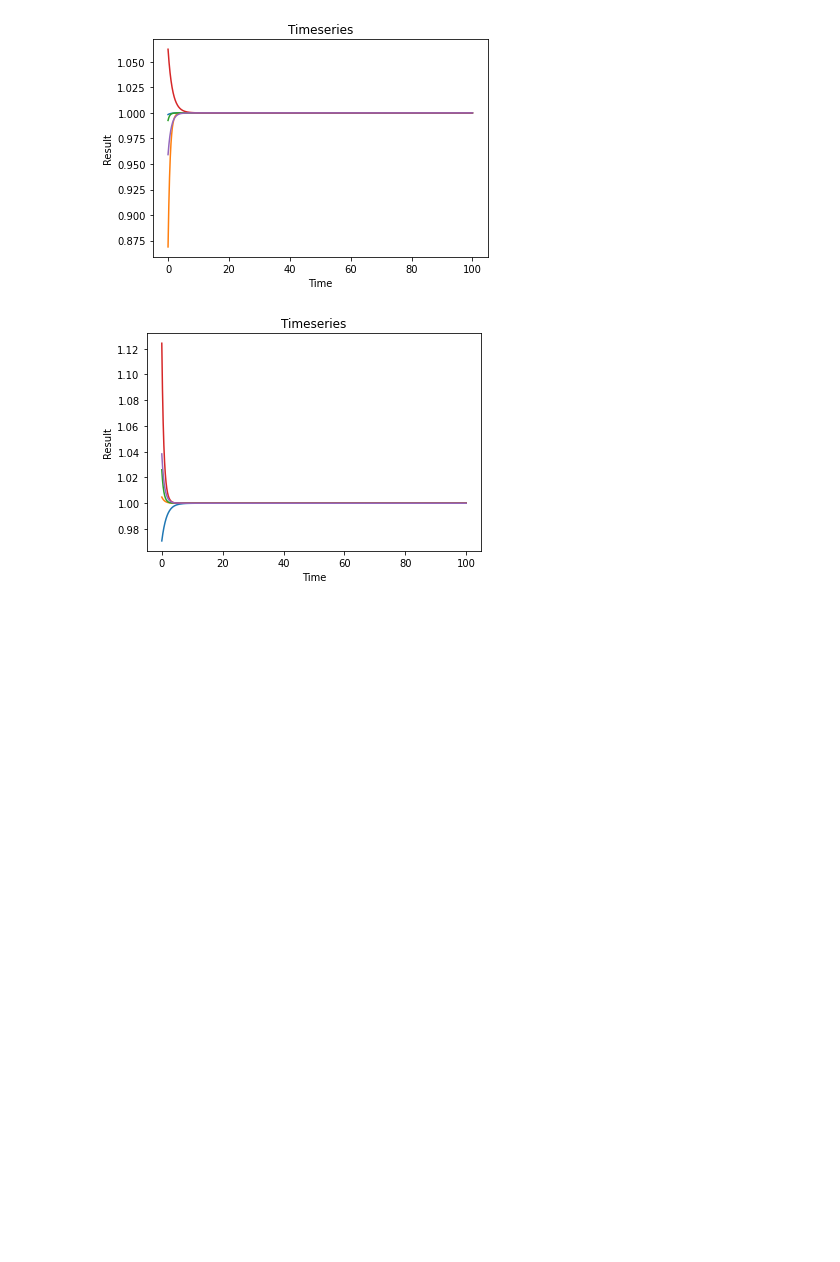
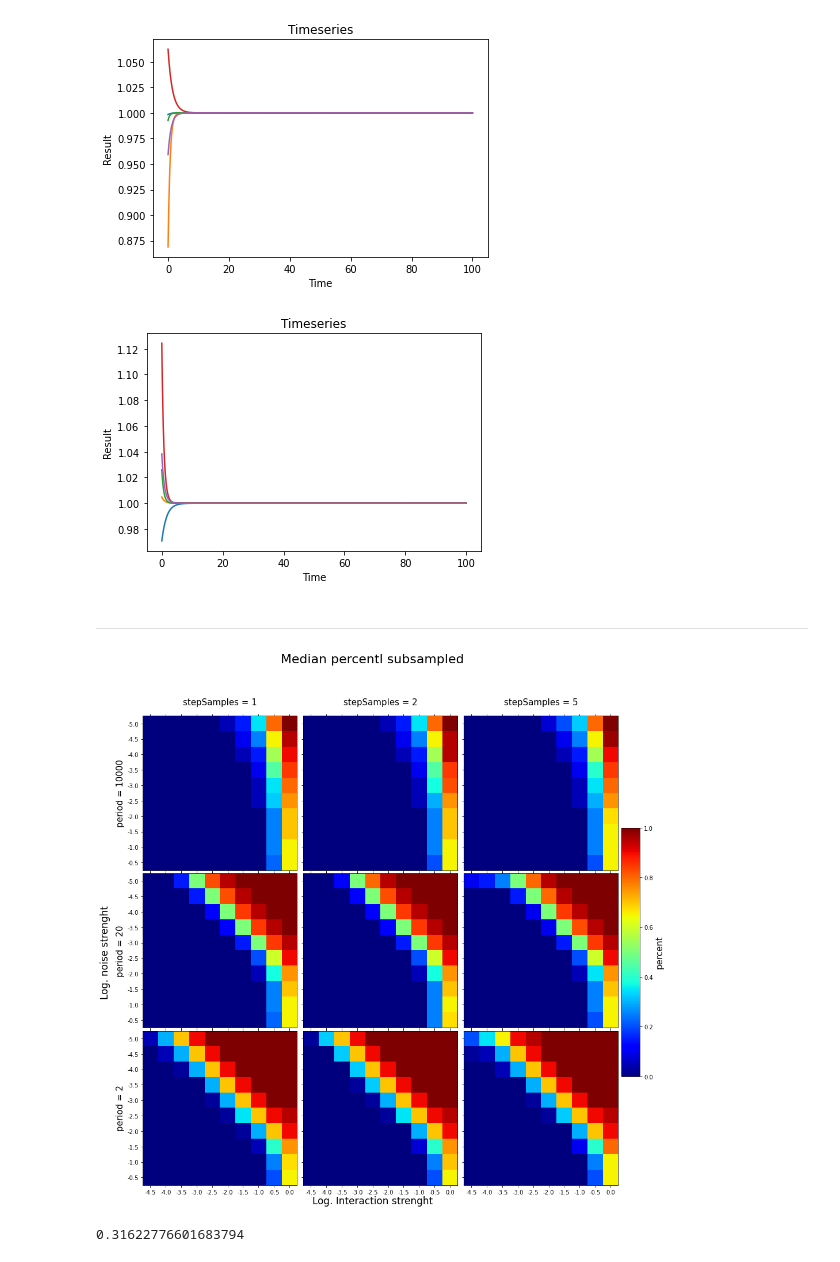
Before and after one commit to ltuijnder/MasterThesis, a Jupyter notebook: PostFWO/Untitled.ipynb, the cells around one changed output. Saved outputs shown, nothing was run; the diff lists cells and outputs as text; code cells hidden in the pictures; blank space fills up the shorter version.

```diff
--- a/PostFWO/Untitled.ipynb
+++ b/PostFWO/Untitled.ipynb
@@ -218,3 +218,13 @@ TS.plot(0)
 TS.plot(7)
 # %% [output]
 [figure]
+# %% [markdown]
+-------
+# %%
+# Have it again just so the code is close by.
+expoNoise = np.arange(-5,-0,0.5)
+noises = np.power(10,expoNoise)
+expoInteraction = np.arange(-4.5,0.5,0.5)
+interactions = np.power(10,expoInteraction)
+pertubations = np.array([10000,20,2])
+subSampleSteps = np.array([1,2,3,4,5,7,9,11,13,15,20,25,30,35,40,60,80,100,120,140])
@@ -220,0 +293,8 @@ TS.plot(7)
+# %%
+plotSubSampMatrix("percent","I",stepSamples=(1,2,5),Self=False)
+# %% [output]
+[figure, added]
+# %%
+pow(10,-0.5)
+# %% [output]
+0.31622776601683794
```
Also changed, not shown: parts of 6 cells of this notebook, 5 other files.
